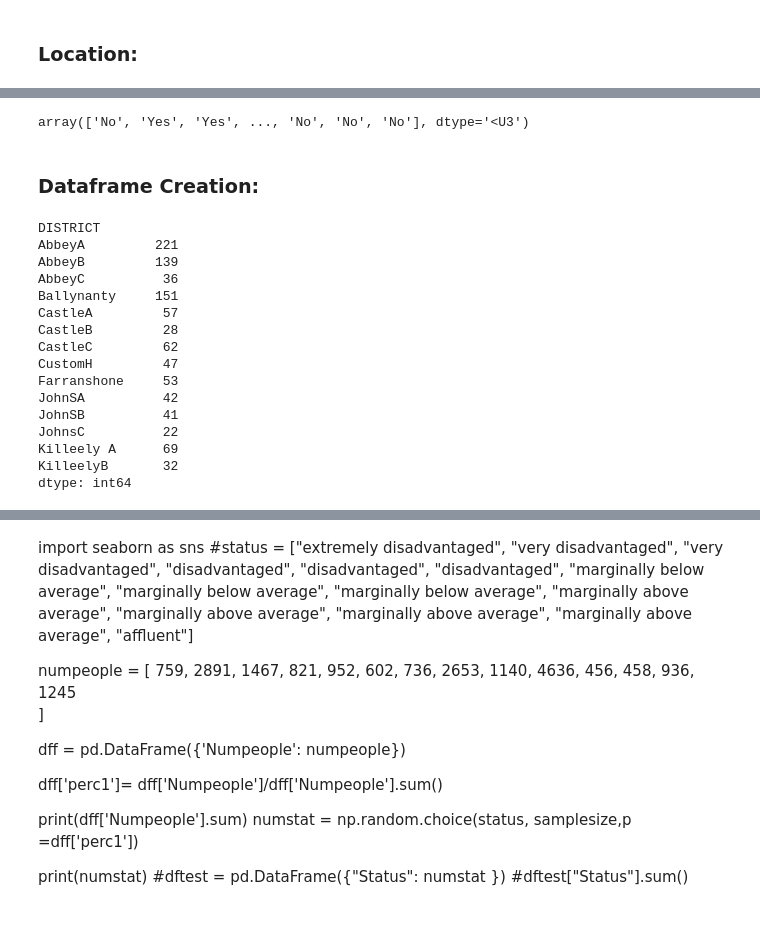
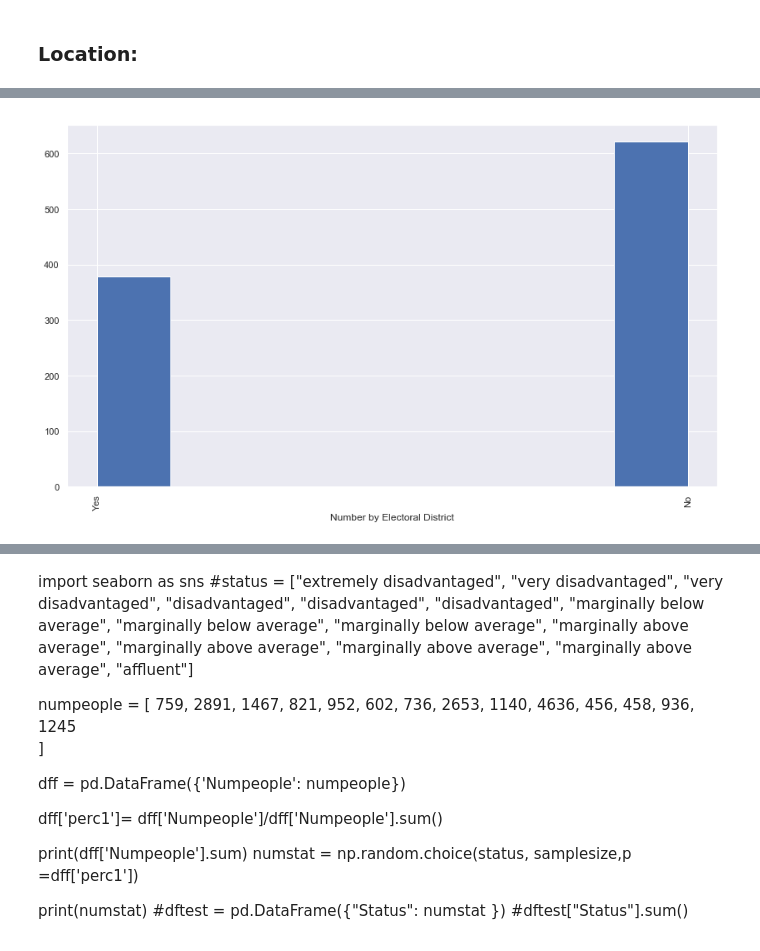
Before and after one commit to fionaoriordan/52465_19_project, a Jupyter notebook: 52465_19_project_dep1.ipynb, the cells around one changed output, grey strips where cells are left out. Cells and saved outputs as stored; diff of their text form; code cells hidden in the pictures.

```diff
--- a/52465_19_project_dep1.ipynb
+++ b/52465_19_project_dep1.ipynb
@@ -215,77 +173,32 @@ plt.show()
 # %%
-#Lone Parent status by ED:
-np.random.seed = (27)
-# lone parent percent "Yes" by Electoral district (CSO, 2016):
-lonepercent = [77.2,
-53.5,
-51.83,
-50.25,
-60,
-54,
-41.67,
-31,
-33.2,
-24.29,
-39,
-22.67,
-23.5,
-10.6]
-
-
-
-
-
 def callonep(x):
-    num = len(df[df["DISTRICT"]== ed[x]])
+    num = len(df2[df2["DISTRICT"]== ed[x]])
     newvals = np.random.choice(["Yes", "No"],
                                num,p = [lonepercent[x]/100, (1 -lonepercent[x]/100)])
     return newvals
 
-d1 = callonep(0)
-d2 = callonep(1)
-np.concatenate([callonep(0),callonep(1),callonep(2),
+
+lp = np.concatenate([callonep(0),callonep(1),callonep(2),
                 callonep(3),callonep(4),callonep(5),
                 callonep(6),callonep(7),callonep(8),
                 callonep(9),callonep(10),callonep(11),
-                callonep(12),callonep(13),callonep(13)])
+                callonep(12),callonep(13)])
+
+
 
 #for i in range(0, 14):
 #     callonep(i)
 #     i = i +1
 #    print(newvals)
 #    np.concatenate([newvals,newvals])
-# %% [output]
-array(['No', 'Yes', 'Yes', ..., 'No', 'No', 'No'], dtype='<U3')
-# %% [markdown]
-### Dataframe Creation:
-# %%
-### Lone Parent:
-#Adapted from https://www.shanelynn.ie/select-pandas-dataframe-rows-and-columns-using-iloc-loc-and-ix/
-# https://stackoverflow.com/questions/37725195/pandas-replace-values-based-on-index
-
-#Create dataframe with all the data randomly generated
-np.random.seed(27)
-df=pd.DataFrame(data={'DISTRICT': district, 'LONEPARENTS': "No"})
-df
-# adatped from https://stackoverflow.com/questions/35277075
-df[(df['DISTRICT'] == "JohnSA")]
-#indexs = df[(df['DISTRICT'] == "JohnSA")].iloc[:, 0:0] # all the rows of the fist columns
-
-x = df.groupby(['DISTRICT']).size()
-# %% [output]
-DISTRICT
-AbbeyA         221
-AbbeyB         139
-AbbeyC          36
-Ballynanty     151
-CastleA         57
-CastleB         28
-CastleC         62
-CustomH         47
-Farranshone     53
-JohnSA          42
-JohnSB          41
-JohnsC          22
-Killeely A      69
-KilleelyB       32
-dtype: int64
+# %%
+#Create a histogram to represent number of Yes No values:
+
+plt.figure(figsize=(14,8), facecolor='w', edgecolor='k', clear='True')
+plt.hist(lp, bins=8)
+plt.xlabel('Number by Electoral District')
+# Adapted from https://stackoverflow.com/questions/42559206/how-to-rotate-axis-labels-when-using-a-matplotlib-histogram
+plt.xticks(rotation='vertical')
+plt.show()
+# %% [output]
+[figure, added]
```
Also changed, not shown: parts of 25 cells of this notebook.
